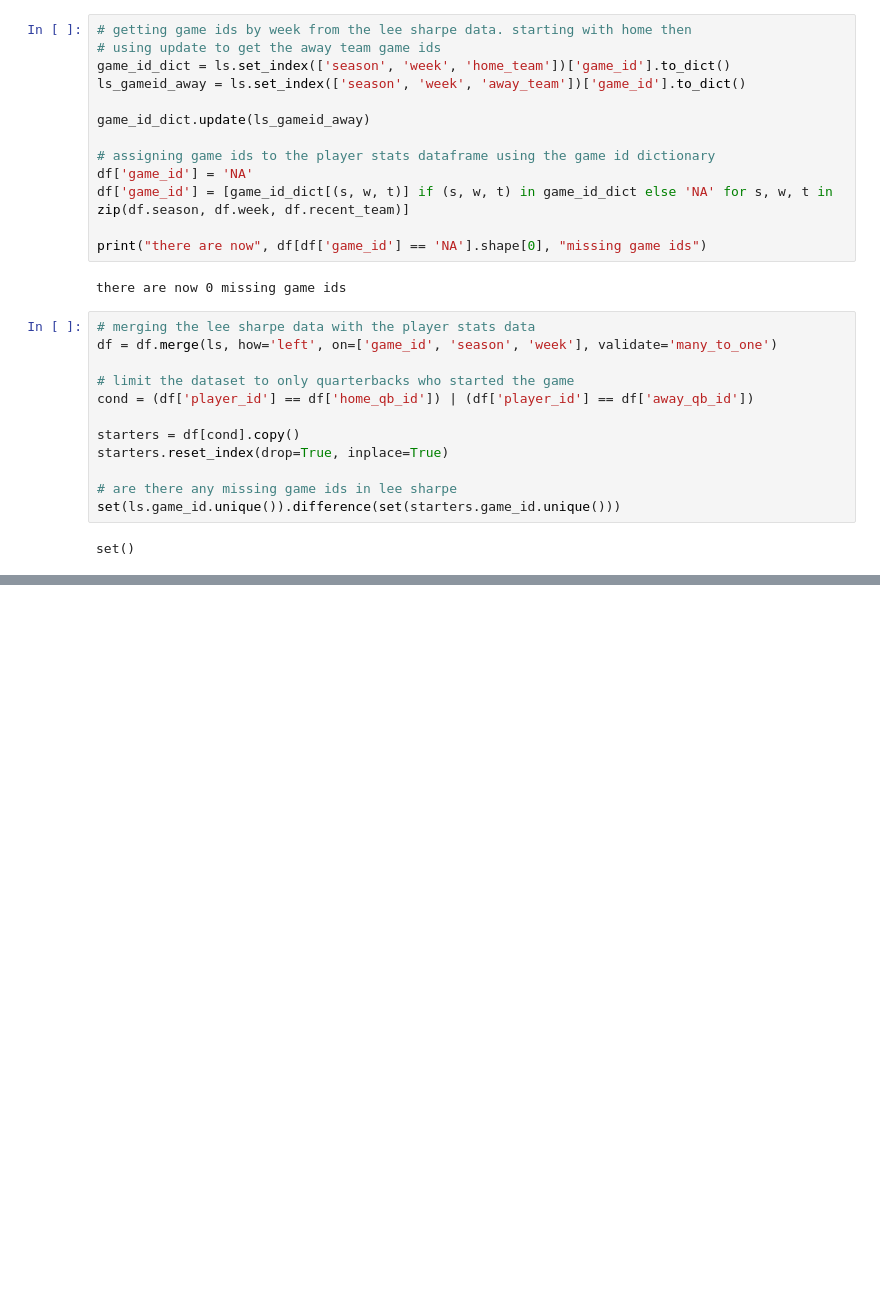
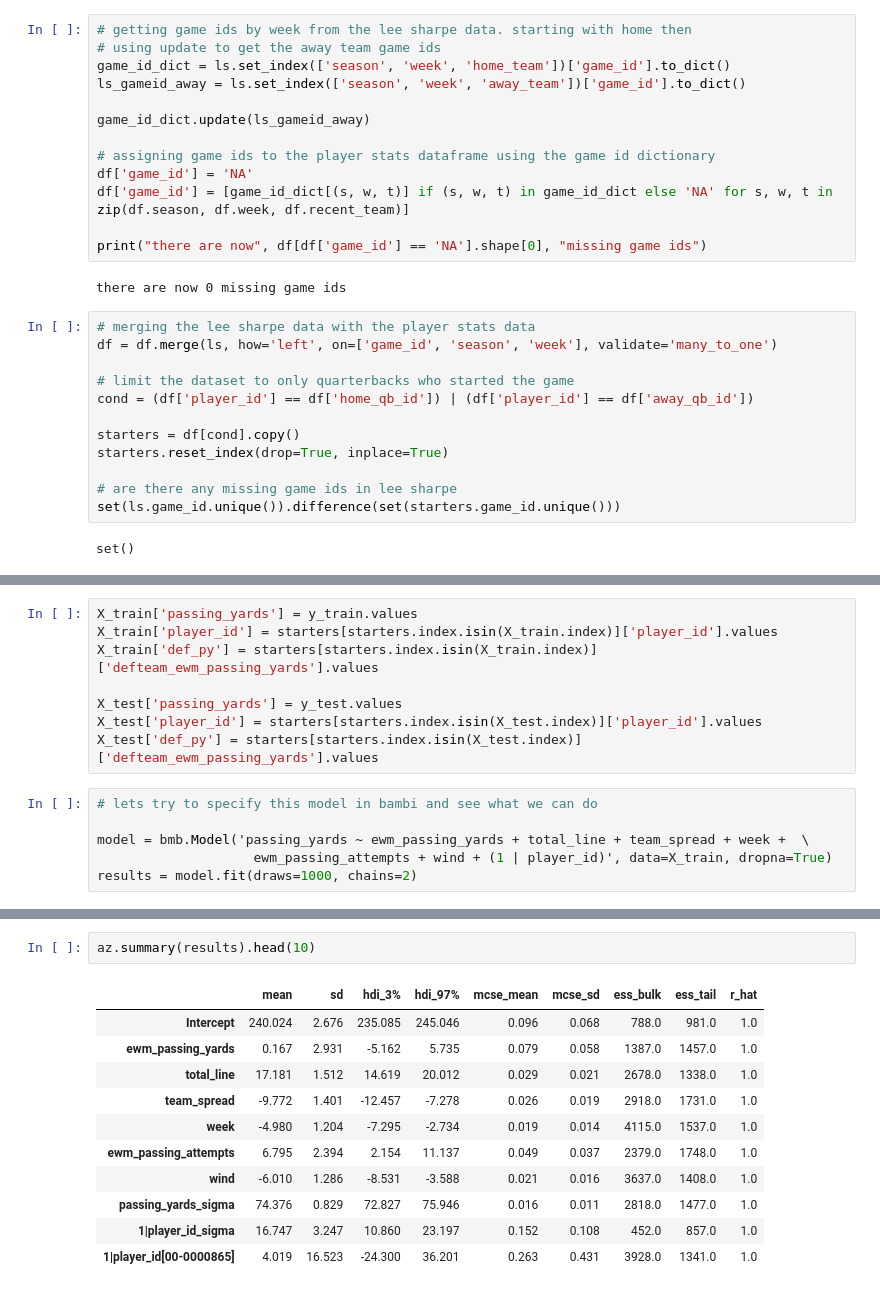
Before and after one commit to yaobviously/nfl_project, a Jupyter notebook: notebooks/quarterback_processing.ipynb, the cells around one changed output, grey strips where cells are left out. Saved outputs shown, nothing was run; the diff lists cells and outputs as text; blank space fills up the shorter version.

```diff
--- a/notebooks/quarterback_processing.ipynb
+++ b/notebooks/quarterback_processing.ipynb
@@ -172,0 +203,14 @@ model_params_df.T
+# %%
+X_train['passing_yards'] = y_train.values
+X_train['player_id'] = starters[starters.index.isin(X_train.index)]['player_id'].values
+X_train['def_py'] = starters[starters.index.isin(X_train.index)]['defteam_ewm_passing_yards'].values
+
+X_test['passing_yards'] = y_test.values
+X_test['player_id'] = starters[starters.index.isin(X_test.index)]['player_id'].values
+X_test['def_py'] = starters[starters.index.isin(X_test.index)]['defteam_ewm_passing_yards'].values
+# %%
+# lets try to specify this model in bambi and see what we can do
+
+model = bmb.Model('passing_yards ~ ewm_passing_yards + total_line + team_spread + week +  \
+                    ewm_passing_attempts + wind + (1 | player_id)', data=X_train, dropna=True)
+results = model.fit(draws=1000, chains=2)
@@ -172,0 +225,14 @@ model_params_df.T
+# %%
+az.summary(results).head(10)
+# %% [output]
+|  | mean | sd | hdi_3% | hdi_97% | mcse_mean | mcse_sd | ess_bulk | ess_tail | r_hat |
+| Intercept | 240.024 | 2.676 | 235.085 | 245.046 | 0.096 | 0.068 | 788.0 | 981.0 | 1.0 |
+| ewm_passing_yards | 0.167 | 2.931 | -5.162 | 5.735 | 0.079 | 0.058 | 1387.0 | 1457.0 | 1.0 |
+| total_line | 17.181 | 1.512 | 14.619 | 20.012 | 0.029 | 0.021 | 2678.0 | 1338.0 | 1.0 |
+| team_spread | -9.772 | 1.401 | -12.457 | -7.278 | 0.026 | 0.019 | 2918.0 | 1731.0 | 1.0 |
+| week | -4.980 | 1.204 | -7.295 | -2.734 | 0.019 | 0.014 | 4115.0 | 1537.0 | 1.0 |
+| ewm_passing_attempts | 6.795 | 2.394 | 2.154 | 11.137 | 0.049 | 0.037 | 2379.0 | 1748.0 | 1.0 |
+| wind | -6.010 | 1.286 | -8.531 | -3.588 | 0.021 | 0.016 | 3637.0 | 1408.0 | 1.0 |
+| passing_yards_sigma | 74.376 | 0.829 | 72.827 | 75.946 | 0.016 | 0.011 | 2818.0 | 1477.0 | 1.0 |
+| 1|player_id_sigma | 16.747 | 3.247 | 10.860 | 23.197 | 0.152 | 0.108 | 452.0 | 857.0 | 1.0 |
+| 1|player_id[00-0000865] | 4.019 | 16.523 | -24.300 | 36.201 | 0.263 | 0.431 | 3928.0 | 1341.0 | 1.0 |
```
Also changed, not shown: parts of 19 cells of this notebook, 1 other file.
